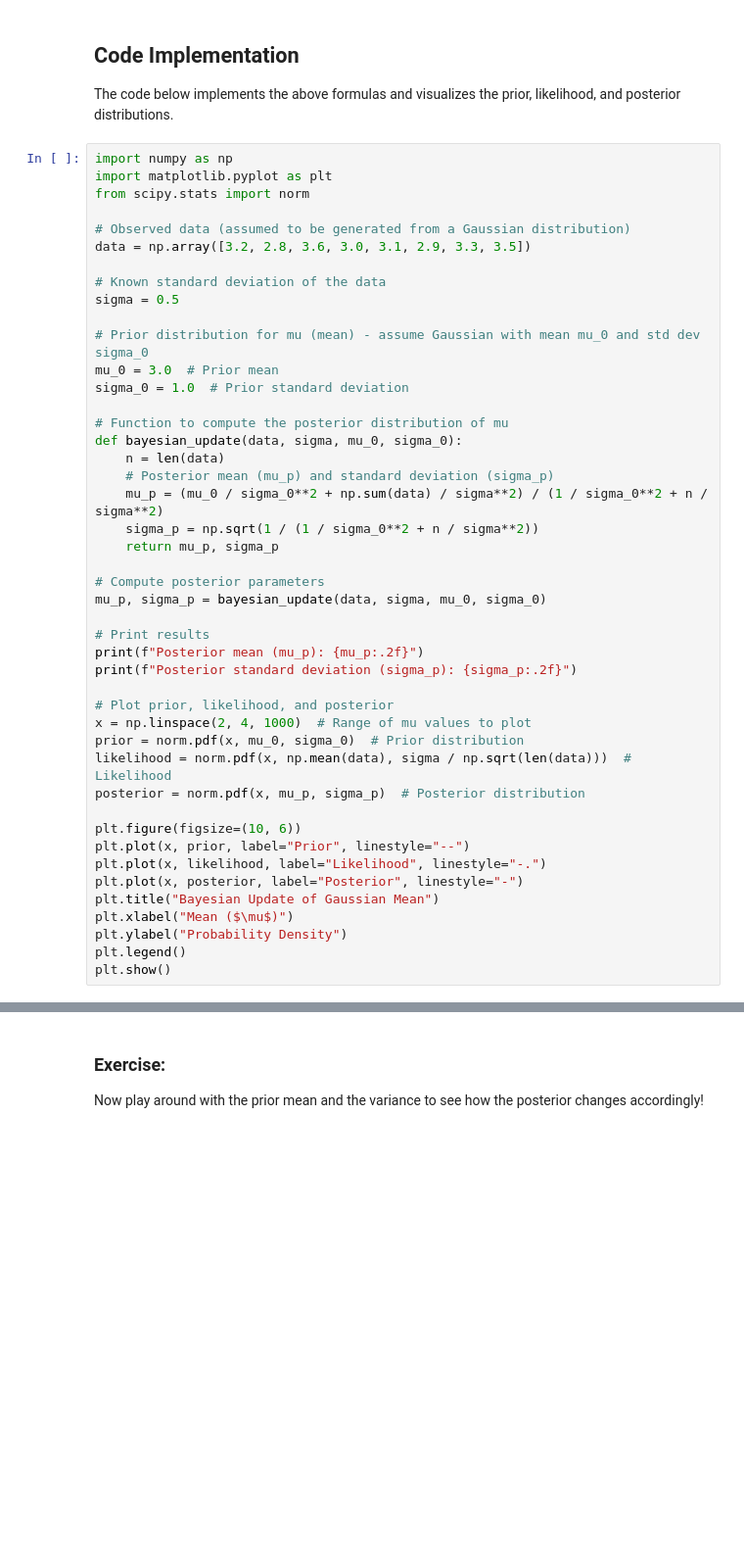
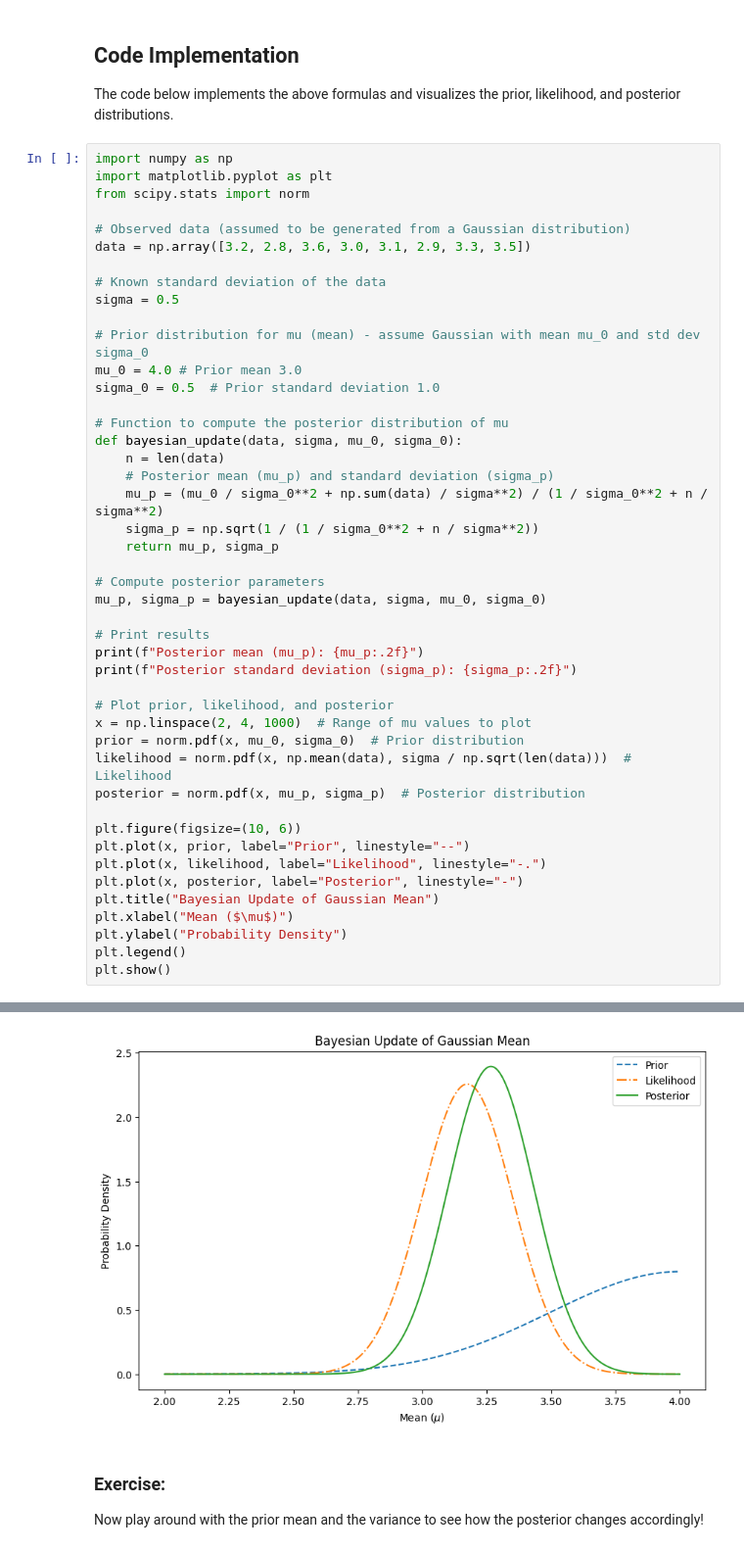
Before and after one commit to momo2449/AI_Science_Engineering, a Jupyter notebook: Labs/Lab 1 - Probability and Stats.ipynb, the cells around one changed output, grey strips where cells are left out. Shown at 98% size. Cells and saved outputs as stored; diff of their text form; blank space fills up the shorter version.

```diff
--- a/Labs/Lab 1 - Probability and Stats.ipynb
+++ b/Labs/Lab 1 - Probability and Stats.ipynb
@@ -614,8 +614,8 @@ data = np.array([3.2, 2.8, 3.6, 3.0, 3.1, 2.9, 3.3, 3.5])
 sigma = 0.5
 
 # Prior distribution for mu (mean) - assume Gaussian with mean mu_0 and std dev sigma_0
-mu_0 = 3.0  # Prior mean
-sigma_0 = 1.0  # Prior standard deviation
+mu_0 = 4.0 # Prior mean 3.0
+sigma_0 = 0.5  # Prior standard deviation 1.0
 
 # Function to compute the posterior distribution of mu
 def bayesian_update(data, sigma, mu_0, sigma_0):
@@ -647,3 +647,4 @@ plt.xlabel("Mean ($\mu$)")
 plt.ylabel("Probability Density")
 plt.legend()
 plt.show()
+# %% [output]
@@ -650,3 +653,4 @@ plt.show()
+[figure, added]
 # %% [markdown]
 ### Exercise:
 
```
Also changed, not shown: parts of 1 cell of this notebook.
